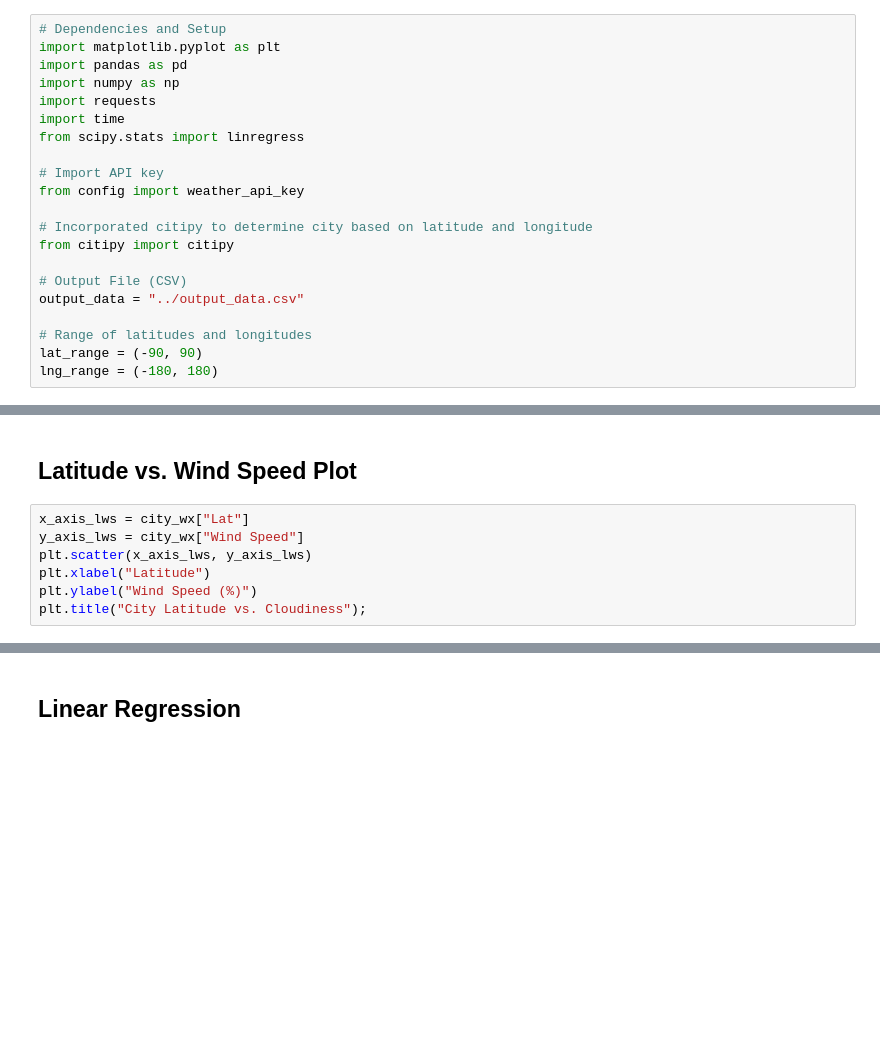
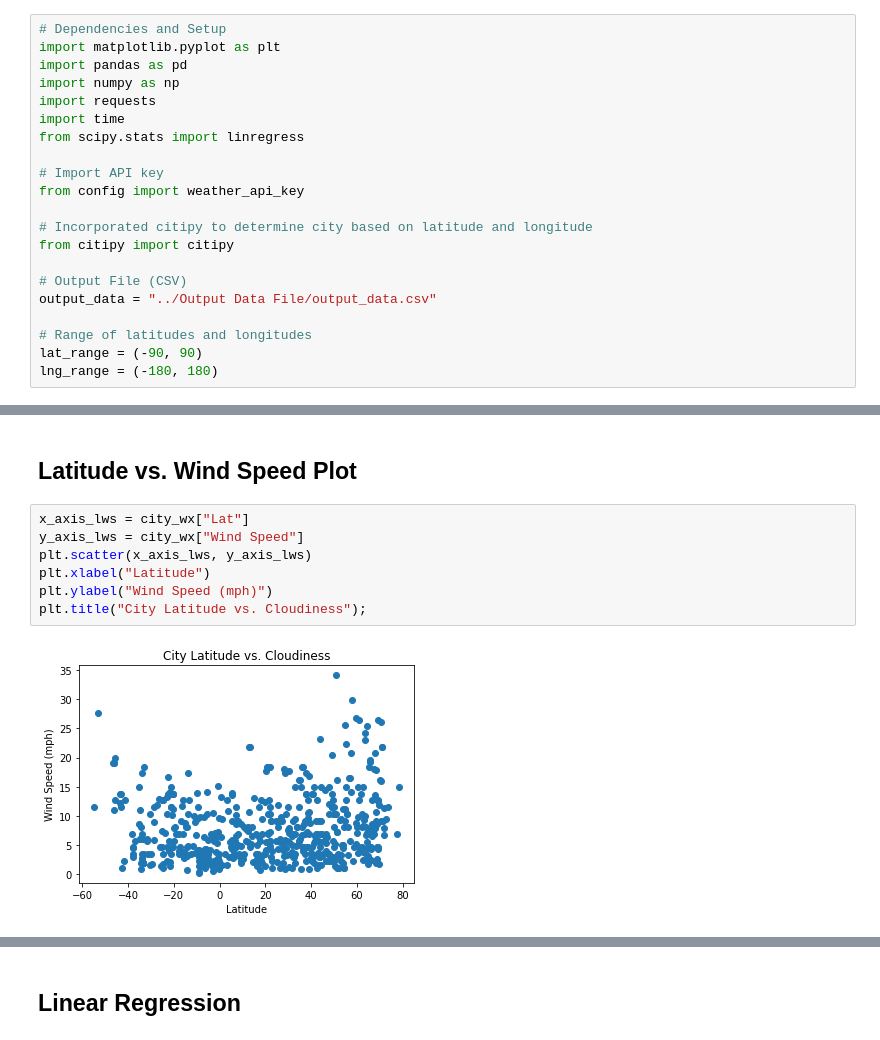
Before and after one commit to ccgrace/python-api-challenge, a Jupyter notebook: WeatherPy/WeatherPy.ipynb, the cells around one changed output, grey strips where cells are left out. Drawn from its saved outputs; the diff is of its cells as text; blank space fills up the shorter version.

```diff
--- a/WeatherPy/WeatherPy.ipynb
+++ b/WeatherPy/WeatherPy.ipynb
@@ -26,7 +26,7 @@ from config import weather_api_key
 from citipy import citipy
 
 # Output File (CSV)
-output_data = "../output_data.csv"
+output_data = "../Output Data File/output_data.csv"
 
 # Range of latitudes and longitudes
 lat_range = (-90, 90)
@@ -236,7 +236,9 @@ plt.title("City Latitude vs. Cloudiness");
 # %%
 x_axis_lws = city_wx["Lat"]
 y_axis_lws = city_wx["Wind Speed"]
 plt.scatter(x_axis_lws, y_axis_lws)
 plt.xlabel("Latitude")
-plt.ylabel("Wind Speed (%)")
+plt.ylabel("Wind Speed (mph)")
 plt.title("City Latitude vs. Cloudiness");
+# %% [output]
+[figure, added]
```
Also changed, not shown: parts of 3 cells of this notebook, 2 other files.
